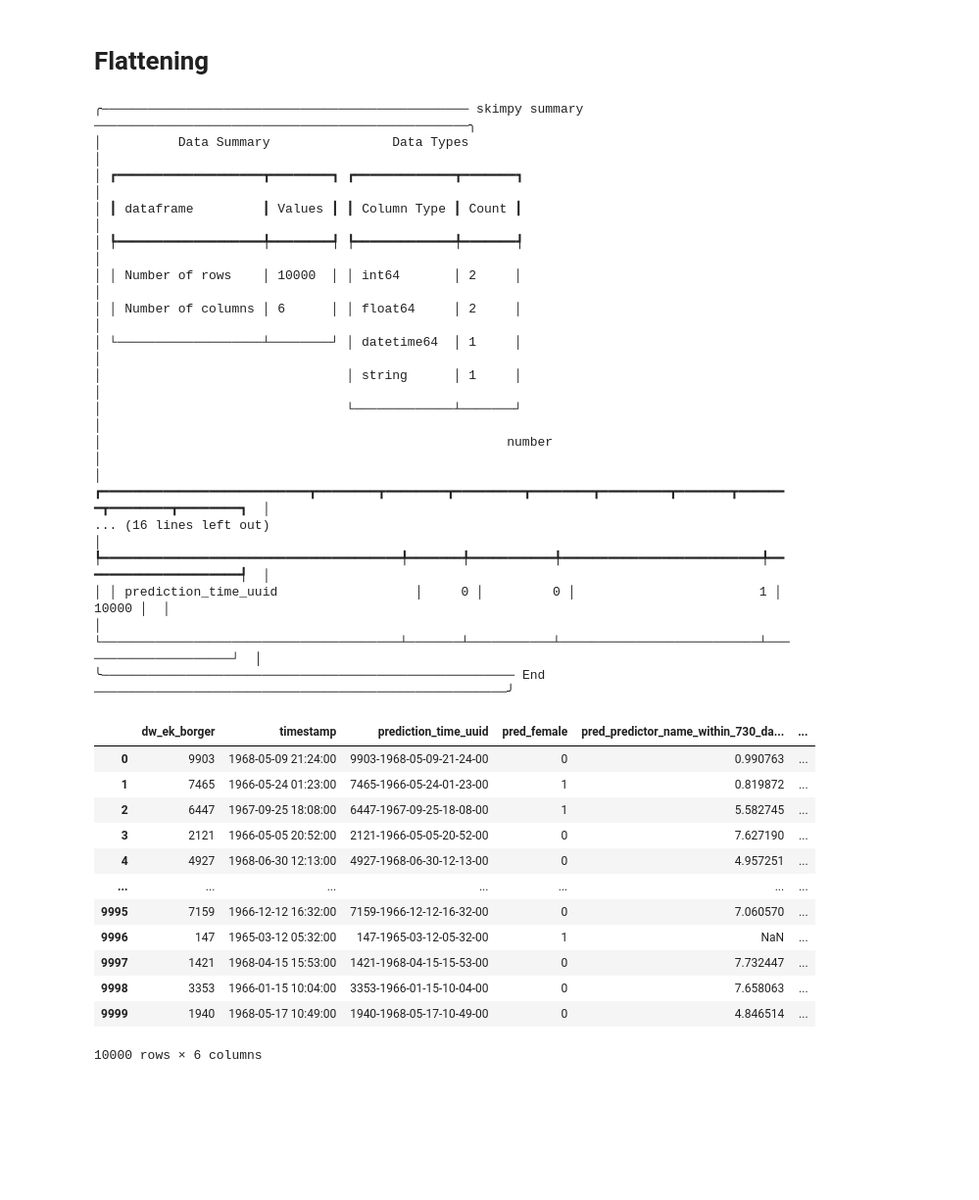
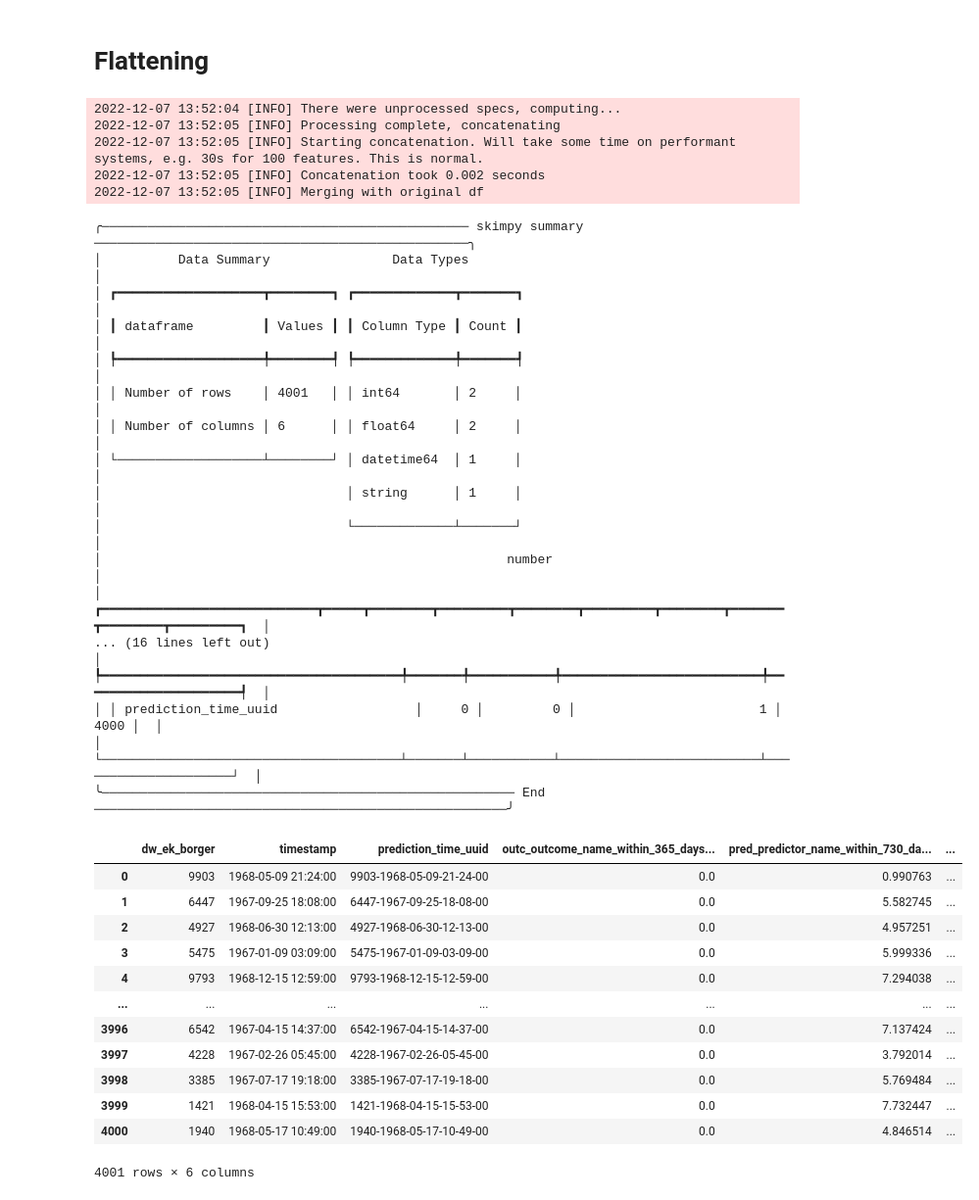
Before and after one commit to Aarhus-Psychiatry-Research/timeseriesflattener, a Jupyter notebook: tutorials/01_basic.ipynb, the cells around one changed output. Shown at 98% size. Saved outputs shown, nothing was run; the diff lists cells and outputs as text; code cells hidden in the pictures; blank space fills up the shorter version.

```diff
--- a/tutorials/01_basic.ipynb
+++ b/tutorials/01_basic.ipynb
@@ -230,5 +230,7 @@ temporal_predictor_spec = PredictorSpec(
 ### Static predictor specification
 # %%
 sex_predictor_spec = StaticSpec(
-    values_df=df_synth_sex, feature_name="female", prefix="pred"
+   values_df=df_synth_sex, feature_name="female", prefix="pred", input_col_name_override="female"
 )
+
+df_synth_sex
@@ -239,52 +257,56 @@ Now we're ready to flatten our dataset!
 # %%
 from timeseriesflattener import TimeseriesFlattener
 
 ts_flattener = TimeseriesFlattener(
     prediction_times_df=df_prediction_times,
     id_col_name="dw_ek_borger",
     timestamp_col_name="timestamp",
     n_workers=1,
+    drop_pred_times_with_insufficient_look_distance=True,
 )
 
-ts_flattener.add_static_info(static_spec=sex_predictor_spec)
-ts_flattener.add_temporal_predictor(output_spec=temporal_predictor_spec)
-ts_flattener.add_temporal_outcome(output_spec=outcome_spec)
+ts_flattener.add_spec([sex_predictor_spec, temporal_predictor_spec, outcome_spec])
 
 df = ts_flattener.get_df()
 
 skim(df)
 df
 # %% [output]
-╭──────────────────────────────────────────────── skimpy summary ─────────────────────────────────────────────────╮
-│          Data Summary                Data Types                                                                 │
-│ ┏━━━━━━━━━━━━━━━━━━━┳━━━━━━━━┓ ┏━━━━━━━━━━━━━┳━━━━━━━┓                                                          │
-│ ┃ dataframe         ┃ Values ┃ ┃ Column Type ┃ Count ┃                                                          │
-│ ┡━━━━━━━━━━━━━━━━━━━╇━━━━━━━━┩ ┡━━━━━━━━━━━━━╇━━━━━━━┩                                                          │
-│ │ Number of rows    │ 10000  │ │ int64       │ 2     │                                                          │
-│ │ Number of columns │ 6      │ │ float64     │ 2     │                                                          │
-│ └───────────────────┴────────┘ │ datetime64  │ 1     │                                                          │
-│                                │ string      │ 1     │                                                          │
-│                                └─────────────┴───────┘                                                          │
-│                                                     number                                                      │
-│ ┏━━━━━━━━━━━━━━━━━━━━━━━━━━━┳━━━━━━━━┳━━━━━━━━┳━━━━━━━━━┳━━━━━━━━┳━━━━━━━━━┳━━━━━━━┳━━━━━━━┳━━━━━━━━┳━━━━━━━━┓  │
-... (16 lines left out)
-│ ┡━━━━━━━━━━━━━━━━━━━━━━━━━━━━━━━━━━━━━━━╇━━━━━━━╇━━━━━━━━━━━╇━━━━━━━━━━━━━━━━━━━━━━━━━━╇━━━━━━━━━━━━━━━━━━━━━┩  │
-│ │ prediction_time_uuid                  │     0 │         0 │                        1 │               10000 │  │
-│ └───────────────────────────────────────┴───────┴───────────┴──────────────────────────┴─────────────────────┘  │
-╰────────────────────────────────────────────────────── End ──────────────────────────────────────────────────────╯
+2022-12-07 13:52:04 [INFO] There were unprocessed specs, computing...
+2022-12-07 13:52:05 [INFO] Processing complete, concatenating
+2022-12-07 13:52:05 [INFO] Starting concatenation. Will take some time on performant systems, e.g. 30s for 100 features. This is normal.
+2022-12-07 13:52:05 [INFO] Concatenation took 0.002 seconds
+2022-12-07 13:52:05 [INFO] Merging with original df
+╭──────────────────────────────────────────────── skimpy summary ─────────────────────────────────────────────────╮
+│          Data Summary                Data Types                                                                 │
+│ ┏━━━━━━━━━━━━━━━━━━━┳━━━━━━━━┓ ┏━━━━━━━━━━━━━┳━━━━━━━┓                                                          │
+│ ┃ dataframe         ┃ Values ┃ ┃ Column Type ┃ Count ┃                                                          │
+│ ┡━━━━━━━━━━━━━━━━━━━╇━━━━━━━━┩ ┡━━━━━━━━━━━━━╇━━━━━━━┩                                                          │
+│ │ Number of rows    │ 4001   │ │ int64       │ 2     │                                                          │
+│ │ Number of columns │ 6      │ │ float64     │ 2     │                                                          │
+│ └───────────────────┴────────┘ │ datetime64  │ 1     │                                                          │
+│                                │ string      │ 1     │                                                          │
+│                                └─────────────┴───────┘                                                          │
+│                                                     number                                                      │
+│ ┏━━━━━━━━━━━━━━━━━━━━━━━━━━━━┳━━━━━┳━━━━━━━━┳━━━━━━━━━┳━━━━━━━━┳━━━━━━━━━┳━━━━━━━━┳━━━━━━━┳━━━━━━━━┳━━━━━━━━━┓  │
+... (16 lines left out)
+│ ┡━━━━━━━━━━━━━━━━━━━━━━━━━━━━━━━━━━━━━━━╇━━━━━━━╇━━━━━━━━━━━╇━━━━━━━━━━━━━━━━━━━━━━━━━━╇━━━━━━━━━━━━━━━━━━━━━┩  │
+│ │ prediction_time_uuid                  │     0 │         0 │                        1 │                4000 │  │
+│ └───────────────────────────────────────┴───────┴───────────┴──────────────────────────┴─────────────────────┘  │
+╰────────────────────────────────────────────────────── End ──────────────────────────────────────────────────────╯
-|  | dw_ek_borger | timestamp | prediction_time_uuid | pred_female | pred_predictor_name_within_730_da... | ... |
-| 0 | 9903 | 1968-05-09 21:24:00 | 9903-1968-05-09-21-24-00 | 0 | 0.990763 | ... |
-| 1 | 7465 | 1966-05-24 01:23:00 | 7465-1966-05-24-01-23-00 | 1 | 0.819872 | ... |
-| 2 | 6447 | 1967-09-25 18:08:00 | 6447-1967-09-25-18-08-00 | 1 | 5.582745 | ... |
-| 3 | 2121 | 1966-05-05 20:52:00 | 2121-1966-05-05-20-52-00 | 0 | 7.627190 | ... |
-| 4 | 4927 | 1968-06-30 12:13:00 | 4927-1968-06-30-12-13-00 | 0 | 4.957251 | ... |
+|  | dw_ek_borger | timestamp | prediction_time_uuid | outc_outcome_name_within_365_days... | pred_predictor_name_within_730_da... | ... |
+| 0 | 9903 | 1968-05-09 21:24:00 | 9903-1968-05-09-21-24-00 | 0.0 | 0.990763 | ... |
+| 1 | 6447 | 1967-09-25 18:08:00 | 6447-1967-09-25-18-08-00 | 0.0 | 5.582745 | ... |
+| 2 | 4927 | 1968-06-30 12:13:00 | 4927-1968-06-30-12-13-00 | 0.0 | 4.957251 | ... |
+| 3 | 5475 | 1967-01-09 03:09:00 | 5475-1967-01-09-03-09-00 | 0.0 | 5.999336 | ... |
+| 4 | 9793 | 1968-12-15 12:59:00 | 9793-1968-12-15-12-59-00 | 0.0 | 7.294038 | ... |
 | ... | ... | ... | ... | ... | ... | ... |
-| 9995 | 7159 | 1966-12-12 16:32:00 | 7159-1966-12-12-16-32-00 | 0 | 7.060570 | ... |
-| 9996 | 147 | 1965-03-12 05:32:00 | 147-1965-03-12-05-32-00 | 1 | NaN | ... |
-| 9997 | 1421 | 1968-04-15 15:53:00 | 1421-1968-04-15-15-53-00 | 0 | 7.732447 | ... |
-| 9998 | 3353 | 1966-01-15 10:04:00 | 3353-1966-01-15-10-04-00 | 0 | 7.658063 | ... |
-| 9999 | 1940 | 1968-05-17 10:49:00 | 1940-1968-05-17-10-49-00 | 0 | 4.846514 | ... |
+| 3996 | 6542 | 1967-04-15 14:37:00 | 6542-1967-04-15-14-37-00 | 0.0 | 7.137424 | ... |
+| 3997 | 4228 | 1967-02-26 05:45:00 | 4228-1967-02-26-05-45-00 | 0.0 | 3.792014 | ... |
+| 3998 | 3385 | 1967-07-17 19:18:00 | 3385-1967-07-17-19-18-00 | 0.0 | 5.769484 | ... |
+| 3999 | 1421 | 1968-04-15 15:53:00 | 1421-1968-04-15-15-53-00 | 0.0 | 7.732447 | ... |
+| 4000 | 1940 | 1968-05-17 10:49:00 | 1940-1968-05-17-10-49-00 | 0.0 | 4.846514 | ... |
-10000 rows × 6 columns
+4001 rows × 6 columns
 # %% [markdown]
 And there we go! A dataframe ready for classification, containing:
 1. The citizen IDs
```
Also changed, not shown: parts of 3 cells of this notebook.
